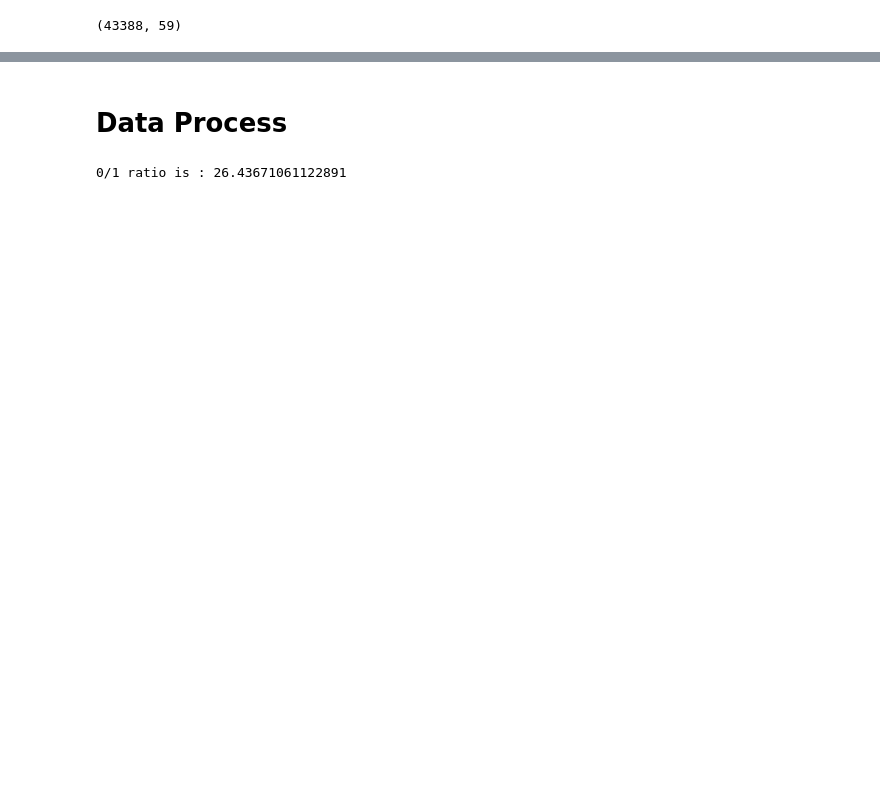
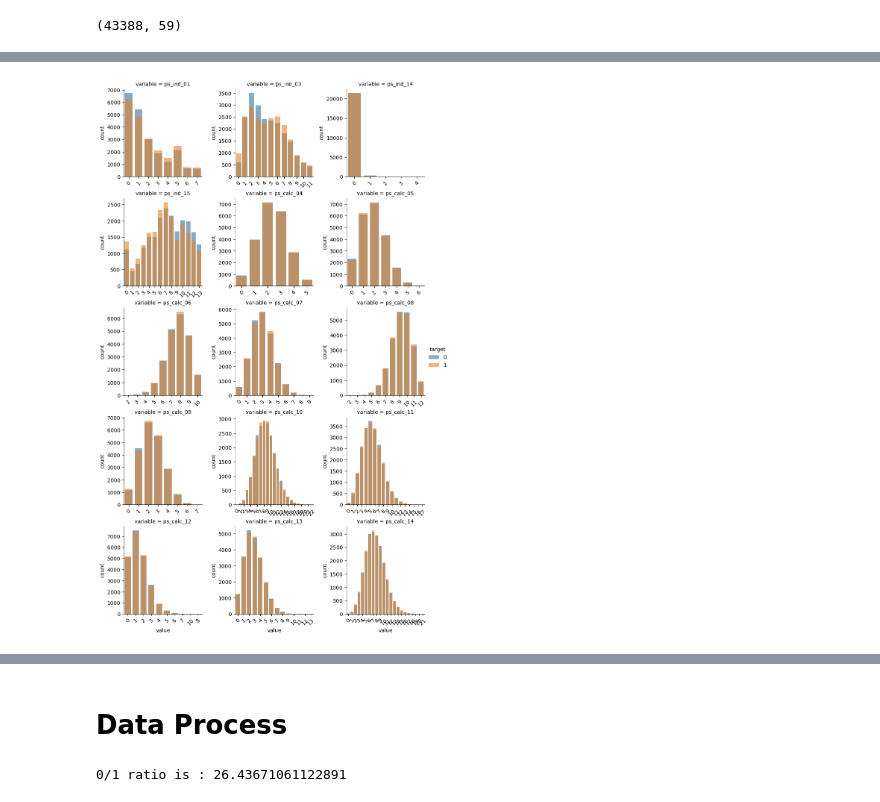
Before and after one commit to zpeople/cs5622_final, a Jupyter notebook: final.ipynb, the cells around one changed output, grey strips where cells are left out. Drawn from its saved outputs; the diff is of its cells as text; code cells hidden in the pictures; blank space fills up the shorter version.

```diff
--- a/final.ipynb
+++ b/final.ipynb
@@ -284,3 +295,5 @@ ps_car_11_cat 竟然有 104 种不同的类别，且分布相对长尾（部分
 # %%
-# ViewCategoricalData(train_data, INT_COLS)
+ViewCategoricalData(train_data, INT_COLS)
+# %% [output]
+[figure, added]
 # %%
```
Also changed, not shown: parts of 70 cells of this notebook.
